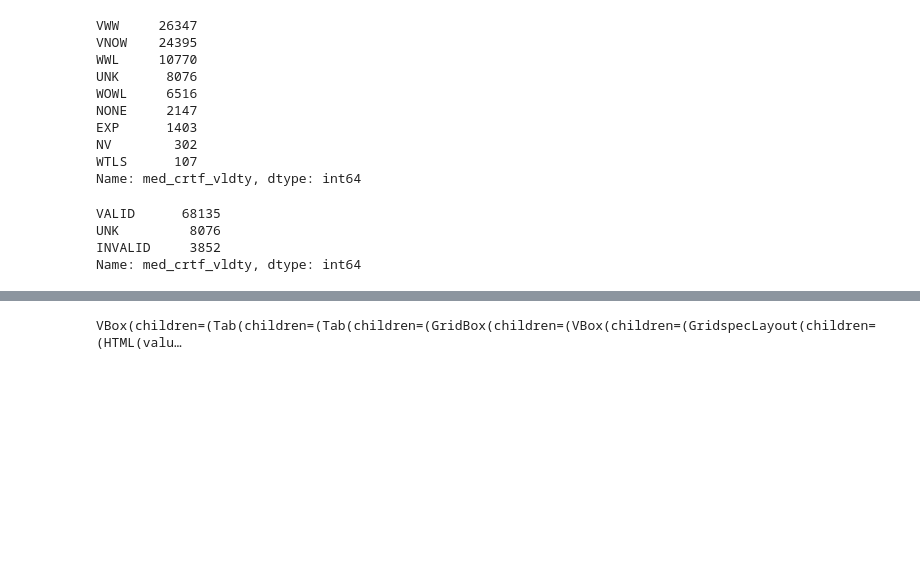
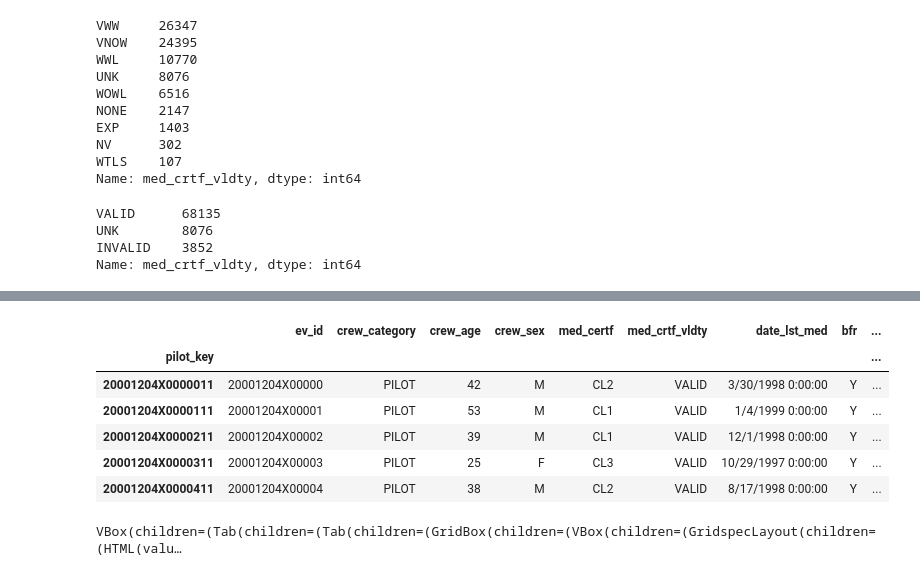
Before and after one commit to birr-data/capstone2, a Jupyter notebook: notebooks/1.2-mjg-data-wrangling.ipynb, the cells around one changed output, grey strips where cells are left out. Cells and saved outputs as stored; diff of their text form; code cells hidden in the pictures; blank space fills up the shorter version.

```diff
--- a/notebooks/1.2-mjg-data-wrangling.ipynb
+++ b/notebooks/1.2-mjg-data-wrangling.ipynb
@@ -306,4 +310,4 @@ memory usage: 4.1+ MB
 ### Aircrew Dataset
 # %%
 file = 'D:/cap/capstone2/data/raw/crew.csv'
-crew = pd.read_csv(file, encoding = 'Windows-1252', index_col = 0, low_memory = False)
+crew = pd.read_csv(file, encoding = 'Windows-1252', low_memory = False)
@@ -476,3 +488,17 @@ Name: med_crtf_vldty, dtype: int64
+# %%
+crew['pilot_key'] = crew['ev_id'] + crew['Aircraft_Key'].astype(str) + crew['crew_no'].astype(str)
+crew.set_index('pilot_key', drop = True, inplace = True)
+crew.drop(columns = ['Aircraft_Key', 'crew_no'], inplace = True)
+# %%
+crew.head()
+# %% [output]
+|  | ev_id | crew_category | crew_age | crew_sex | med_certf | med_crtf_vldty | date_lst_med | bfr | ... |
+| pilot_key |  |  |  |  |  |  |  |  | ... |
+| 20001204X0000011 | 20001204X00000 | PILOT | 42 | M | CL2 | VALID | 3/30/1998 0:00:00 | Y | ... |
+| 20001204X0000111 | 20001204X00001 | PILOT | 53 | M | CL1 | VALID | 1/4/1999 0:00:00 | Y | ... |
+| 20001204X0000211 | 20001204X00002 | PILOT | 39 | M | CL1 | VALID | 12/1/1998 0:00:00 | Y | ... |
+| 20001204X0000311 | 20001204X00003 | PILOT | 25 | F | CL3 | VALID | 10/29/1997 0:00:00 | Y | ... |
+| 20001204X0000411 | 20001204X00004 | PILOT | 38 | M | CL2 | VALID | 8/17/1998 0:00:00 | Y | ... |
 # %%
 generate_profile(crew)
 # %% [output]
```
Also changed, not shown: parts of 32 cells of this notebook.
